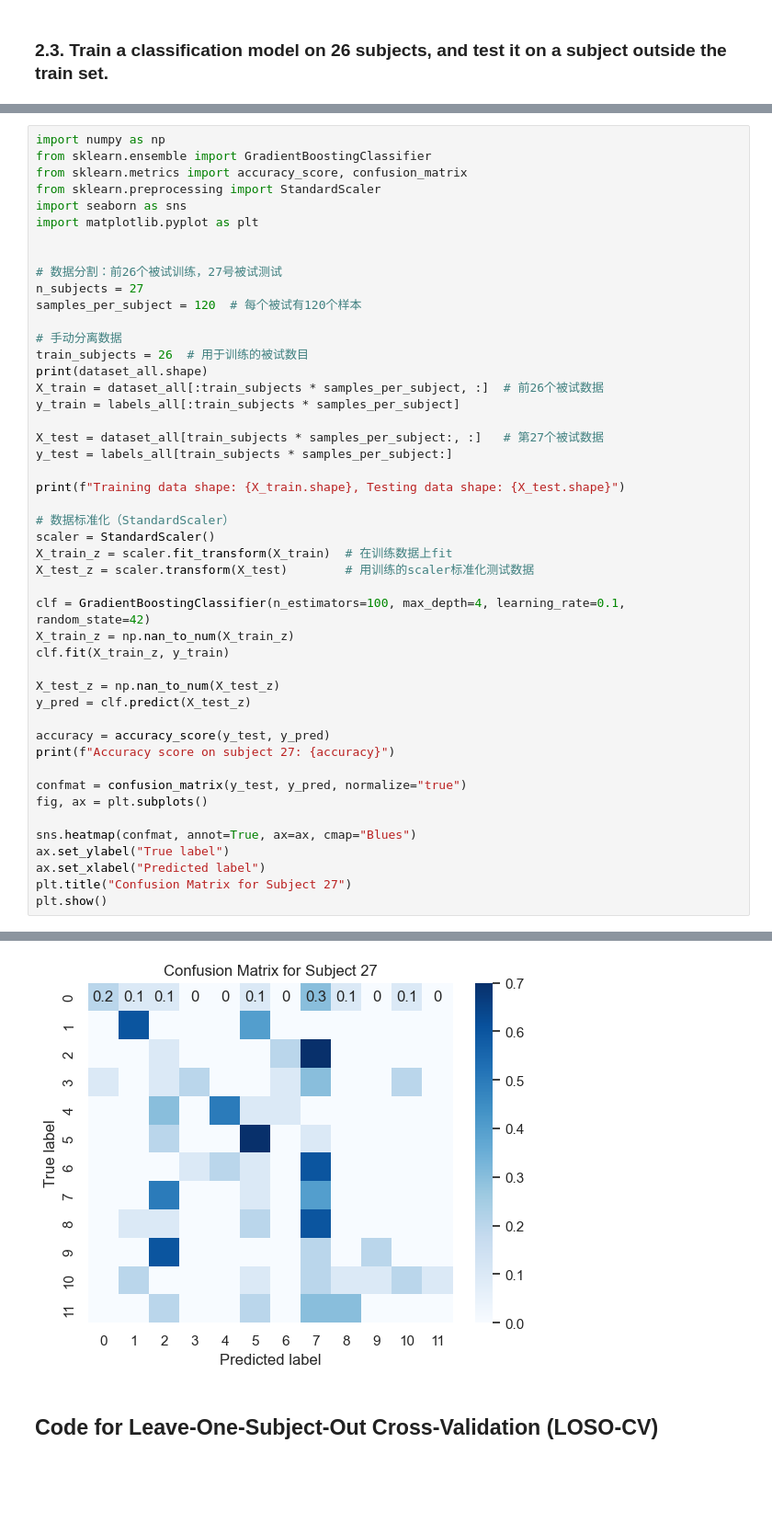
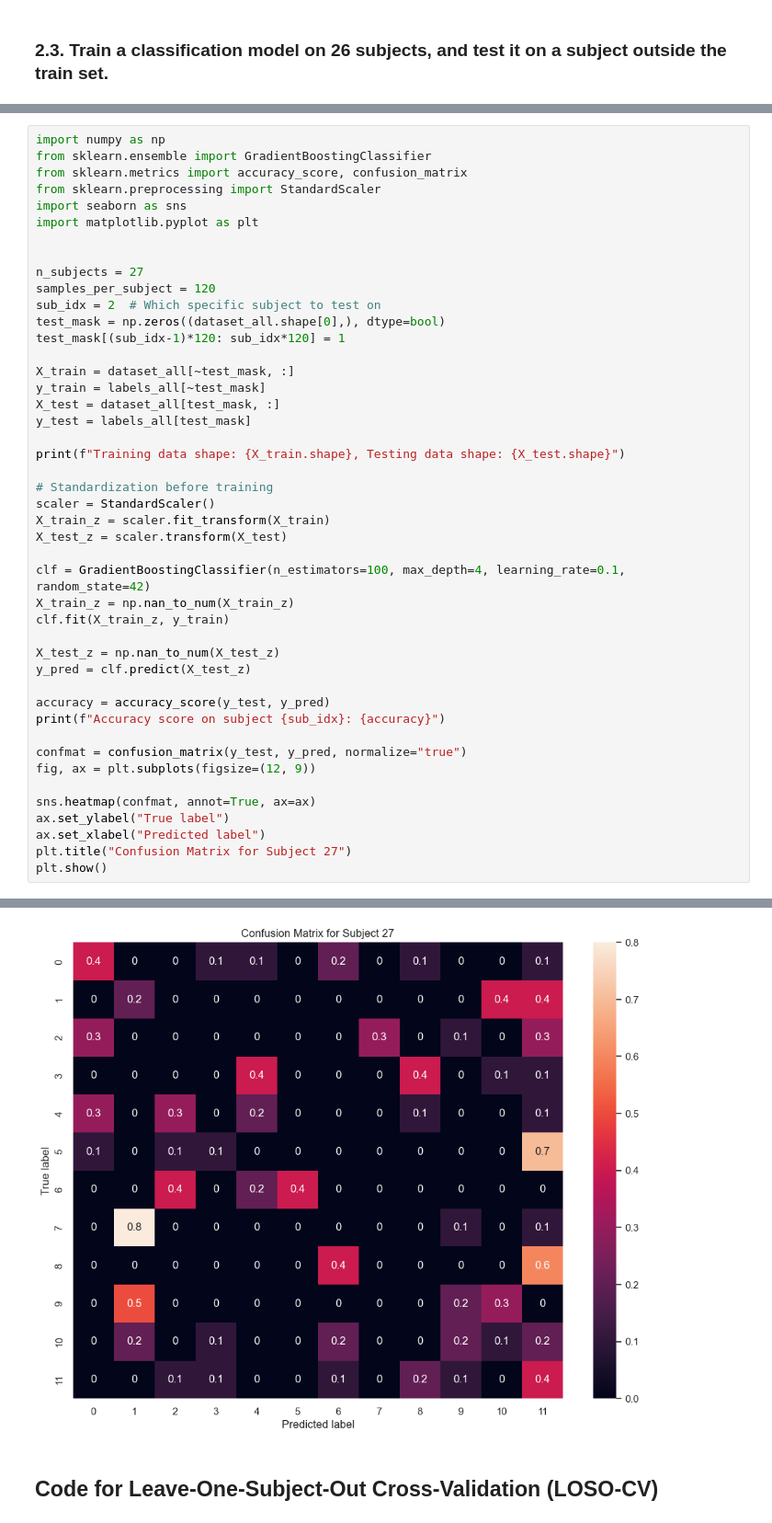
Before and after one commit to YuanshengZhou309/NSSP_Project2, a Jupyter notebook: Miniproject2-Part2.ipynb, the cells around one changed output, grey strips where cells are left out. Shown at 92% size. Drawn from its saved outputs; the diff is of its cells as text; blank space fills up the shorter version.

```diff
--- a/Miniproject2-Part2.ipynb
+++ b/Miniproject2-Part2.ipynb
@@ -261,25 +246,23 @@ import seaborn as sns
 import matplotlib.pyplot as plt
 
 
-# 数据分割：前26个被试训练，27号被试测试
 n_subjects = 27
-samples_per_subject = 120  # 每个被试有120个样本
+samples_per_subject = 120
+sub_idx = 2  # Which specific subject to test on
+test_mask = np.zeros((dataset_all.shape[0],), dtype=bool)
+test_mask[(sub_idx-1)*120: sub_idx*120] = 1
 
-# 手动分离数据
-train_subjects = 26  # 用于训练的被试数目
-print(dataset_all.shape)
-X_train = dataset_all[:train_subjects * samples_per_subject, :]  # 前26个被试数据
-y_train = labels_all[:train_subjects * samples_per_subject]
-
-X_test = dataset_all[train_subjects * samples_per_subject:, :]   # 第27个被试数据
-y_test = labels_all[train_subjects * samples_per_subject:]
+X_train = dataset_all[~test_mask, :]
+y_train = labels_all[~test_mask]
+X_test = dataset_all[test_mask, :]
+y_test = labels_all[test_mask]
 
 print(f"Training data shape: {X_train.shape}, Testing data shape: {X_test.shape}")
 
-# 数据标准化（StandardScaler）
+# Standardization before training
 scaler = StandardScaler()
-X_train_z = scaler.fit_transform(X_train)  # 在训练数据上fit
-X_test_z = scaler.transform(X_test)        # 用训练的scaler标准化测试数据
+X_train_z = scaler.fit_transform(X_train)
+X_test_z = scaler.transform(X_test)
 
 clf = GradientBoostingClassifier(n_estimators=100, max_depth=4, learning_rate=0.1, random_state=42)
 X_train_z = np.nan_to_num(X_train_z)
@@ -289,12 +272,12 @@ X_test_z = np.nan_to_num(X_test_z)
 y_pred = clf.predict(X_test_z)
 
 accuracy = accuracy_score(y_test, y_pred)
-print(f"Accuracy score on subject 27: {accuracy}")
+print(f"Accuracy score on subject {sub_idx}: {accuracy}")
 
 confmat = confusion_matrix(y_test, y_pred, normalize="true")
-fig, ax = plt.subplots()
+fig, ax = plt.subplots(figsize=(12, 9))
 
-sns.heatmap(confmat, annot=True, ax=ax, cmap="Blues")
+sns.heatmap(confmat, annot=True, ax=ax)
 ax.set_ylabel("True label")
 ax.set_xlabel("Predicted label")
 plt.title("Confusion Matrix for Subject 27")
@@ -306,4 +288,4 @@ Accuracy score on subject 27: 0.25833333333333336
-[figure, old version]
+[figure, new version]
 # %% [markdown]
 ## Code for Leave-One-Subject-Out Cross-Validation (LOSO-CV)
 # %%
```
Also changed, not shown: parts of 10 cells of this notebook, 1 other file.
